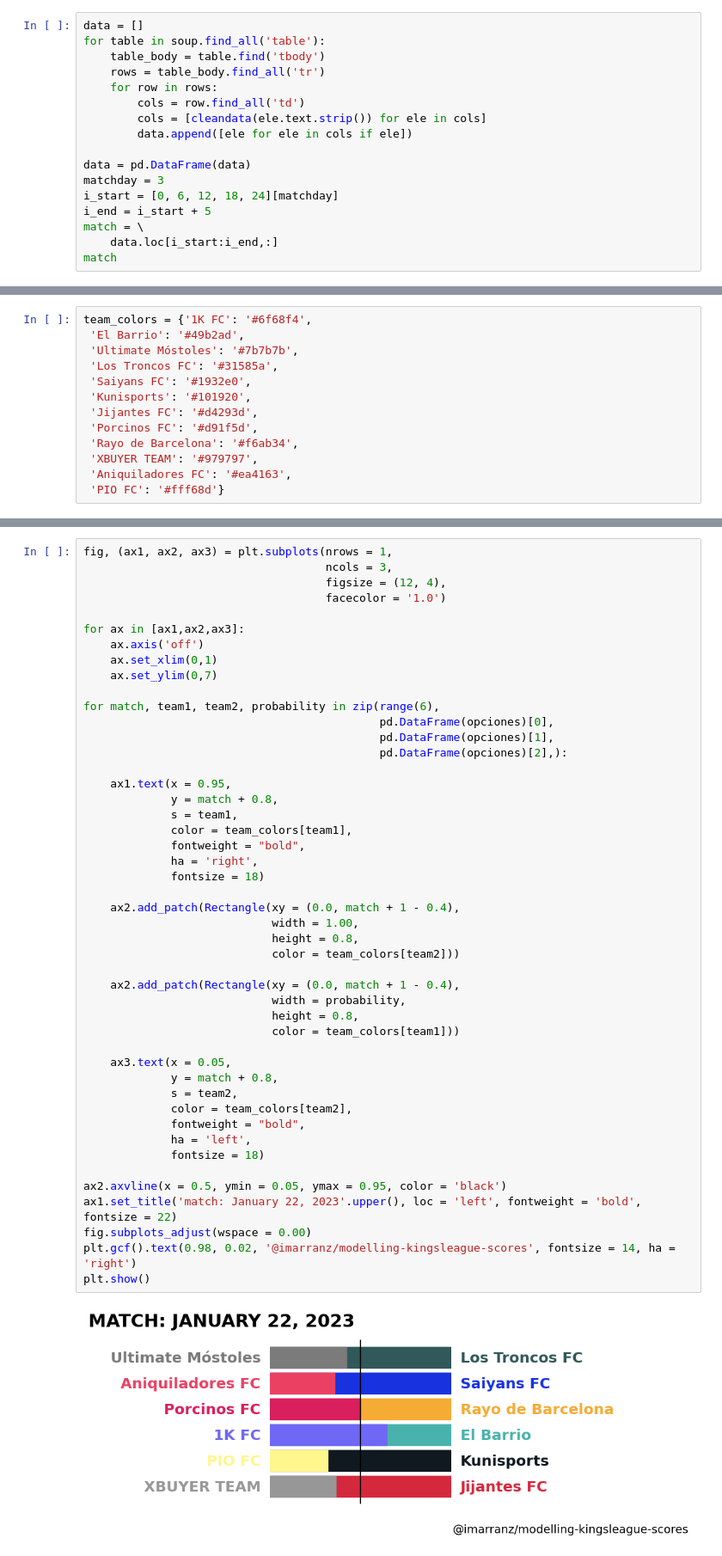
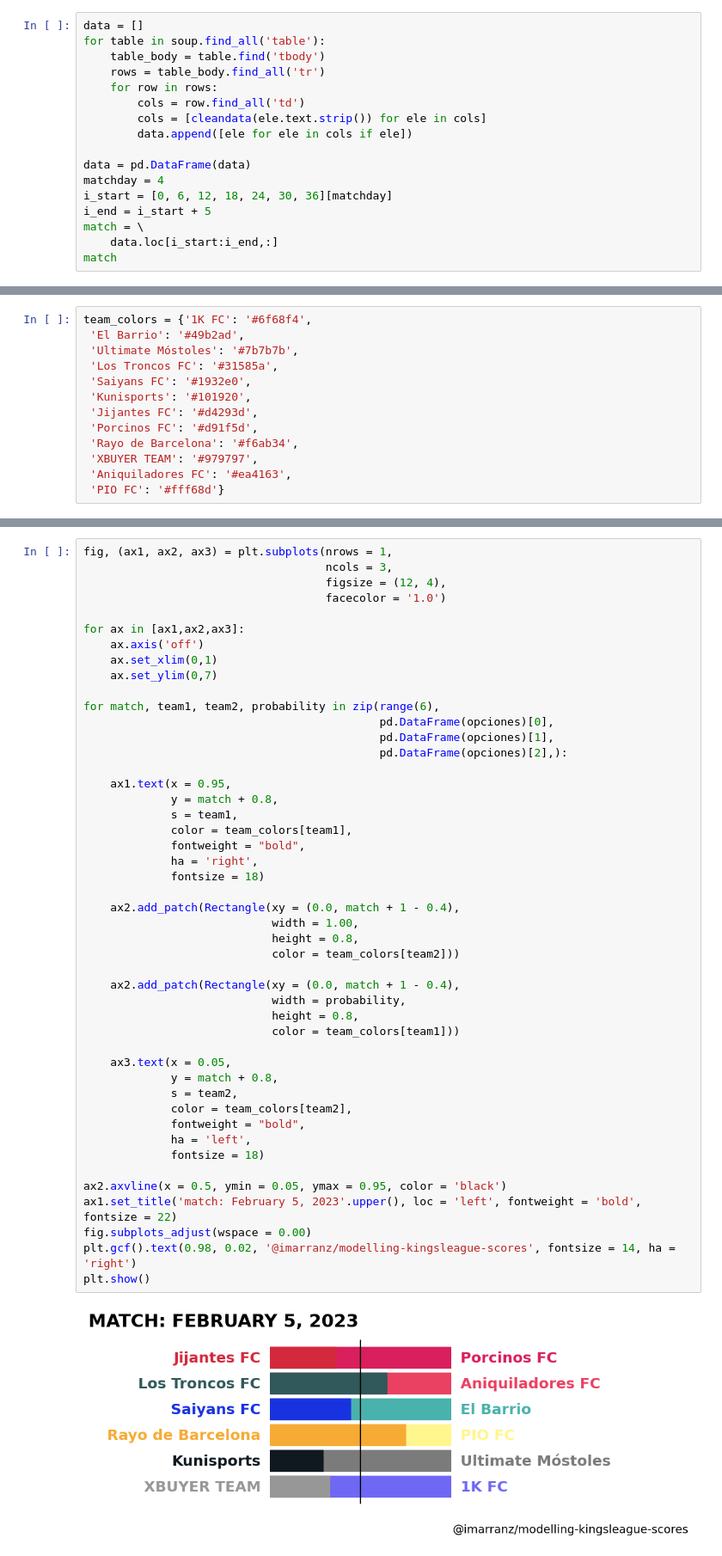
Before and after one commit to imarranz/modelling-kingsleague-scores, a Jupyter notebook: notebooks/20220122-IMA-Probabilities.ipynb, the cells around one changed output, grey strips where cells are left out. Shown at 86% size. Saved outputs shown, nothing was run; the diff lists cells and outputs as text.

Commit message:
:zap::bar_chart: update: new analysis, matchday February 5:

```diff
--- a/notebooks/20220122-IMA-Probabilities.ipynb
+++ b/notebooks/20220122-IMA-Probabilities.ipynb
@@ -303,8 +303,8 @@ for table in soup.find_all('table'):
         data.append([ele for ele in cols if ele])
 
 data = pd.DataFrame(data)
-matchday = 3
-i_start = [0, 6, 12, 18, 24][matchday]
+matchday = 4
+i_start = [0, 6, 12, 18, 24, 30, 36][matchday]
 i_end = i_start + 5
 match = \
     data.loc[i_start:i_end,:]
@@ -437,32 +437,32 @@ for match, team1, team2, probability in zip(range(6),
              y = match + 0.8,
              s = team1,
              color = team_colors[team1],
              fontweight = "bold",
              ha = 'right',
              fontsize = 18)
 
     ax2.add_patch(Rectangle(xy = (0.0, match + 1 - 0.4),
                             width = 1.00,
                             height = 0.8,
                             color = team_colors[team2]))
 
     ax2.add_patch(Rectangle(xy = (0.0, match + 1 - 0.4),
                             width = probability,
                             height = 0.8,
                             color = team_colors[team1]))
 
     ax3.text(x = 0.05,
              y = match + 0.8,
              s = team2,
              color = team_colors[team2],
              fontweight = "bold",
              ha = 'left',
              fontsize = 18)
 
 ax2.axvline(x = 0.5, ymin = 0.05, ymax = 0.95, color = 'black')
-ax1.set_title('match: January 22, 2023'.upper(), loc = 'left', fontweight = 'bold', fontsize = 22)
+ax1.set_title('match: February 5, 2023'.upper(), loc = 'left', fontweight = 'bold', fontsize = 22)
 fig.subplots_adjust(wspace = 0.00)
 plt.gcf().text(0.98, 0.02, '@imarranz/modelling-kingsleague-scores', fontsize = 14, ha = 'right')
 plt.show()
 # %% [output]
-[figure, old version]
+[figure, new version]
```
Also changed, not shown: parts of 11 cells of this notebook.
